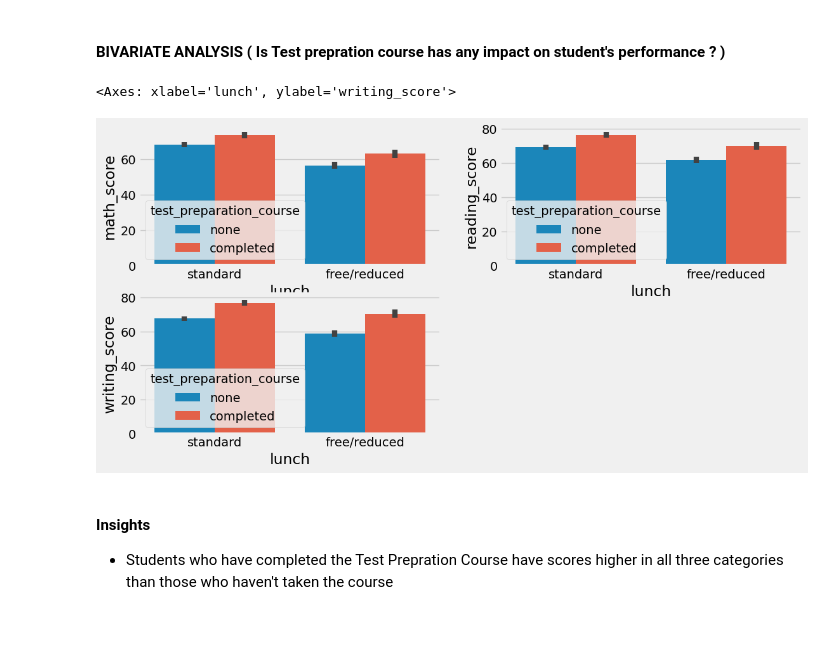
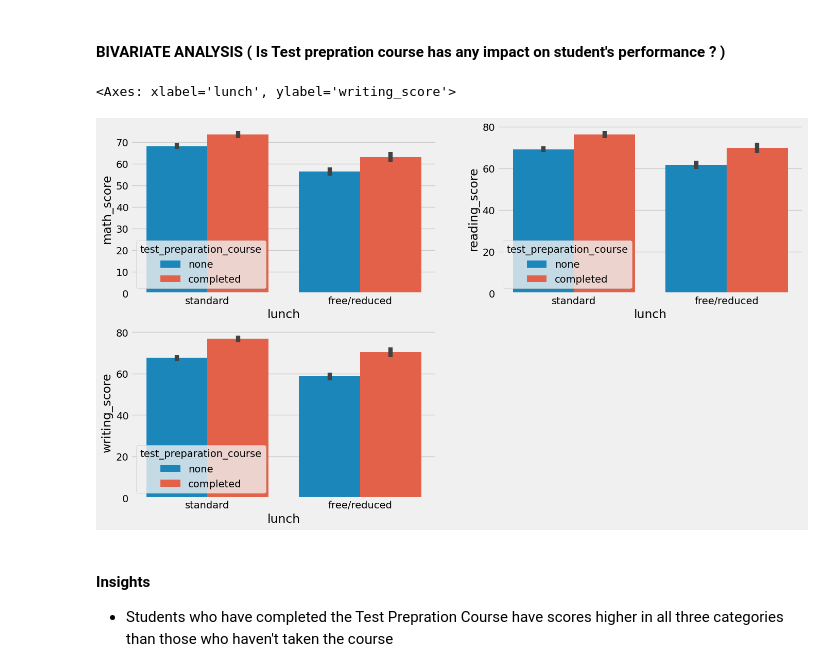
Before and after one commit to VamsiAkula8984/ML_E2E_Project, a Jupyter notebook: notebook/EDA STUDENT PERFORMANCE.ipynb, the cells around one changed output. Drawn from its saved outputs; the diff is of its cells as text; code cells hidden in the pictures; blank space fills up the shorter version.

```diff
--- a/notebook/EDA STUDENT PERFORMANCE.ipynb
+++ b/notebook/EDA STUDENT PERFORMANCE.ipynb
@@ -598,16 +598,16 @@ for container in ax[1].containers:
 # %% [markdown]
 #### BIVARIATE ANALYSIS ( Is Test prepration course has any impact on student's performance ? )
 # %%
-plt.figure(figsize=(12,6))
+plt.figure(figsize=(15,9))
 plt.subplot(2,2,1)
 sns.barplot (x=df['lunch'], y=df['math_score'], hue=df['test_preparation_course'])
 plt.subplot(2,2,2)
 sns.barplot (x=df['lunch'], y=df['reading_score'], hue=df['test_preparation_course'])
 plt.subplot(2,2,3)
 sns.barplot (x=df['lunch'], y=df['writing_score'], hue=df['test_preparation_course'])
 # %% [output]
 <Axes: xlabel='lunch', ylabel='writing_score'>
-[figure, old version]
+[figure, new version]
 # %% [markdown]
 #### Insights
 - Students who have completed the Test Prepration Course have scores higher in all three categories than those who haven't taken the course
```
Also changed, not shown: parts of 1 cell of this notebook, 7 other files.
